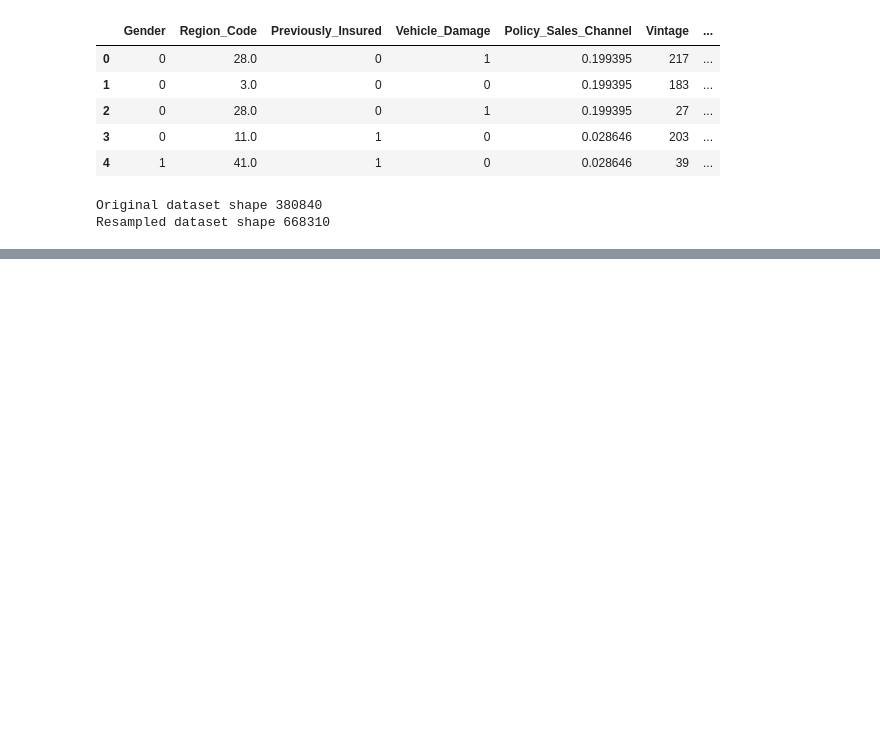
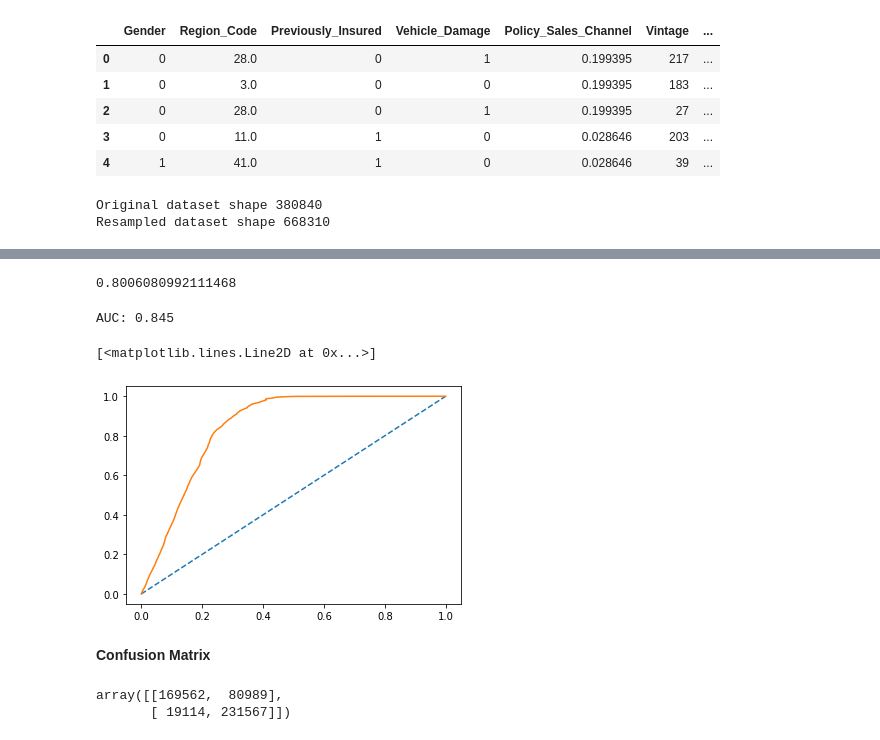
Before and after one commit to agrawalkunal2/insurance-cross_sell, a Jupyter notebook: HEALTH_INSURANCE_CROSS_SELL_PREDICTION.ipynb, the cells around one changed output, grey strips where cells are left out. Saved outputs shown, nothing was run; the diff lists cells and outputs as text; code cells hidden in the pictures; blank space fills up the shorter version.

```diff
--- a/HEALTH_INSURANCE_CROSS_SELL_PREDICTION.ipynb
+++ b/HEALTH_INSURANCE_CROSS_SELL_PREDICTION.ipynb
@@ -848,0 +902,31 @@ Resampled dataset shape 668310
+# %%
+# Now checking accuracy for the test data
+log_model.score(X_test,y_test)
+# %% [output]
+0.8006080992111468
+# %%
+# AUC-ROC for test dataset
+# predicting probablities
+probs = log_model.predict_proba(X_test)
+#keeping probablities for positive outcomes only
+probs = probs[:,1]
+# calc AUC
+auc = roc_auc_score(y_test,probs)
+print("AUC: %.3f" % auc)
+# calculate ROC curve
+test_fpr,test_tpr, test_thresholds = roc_curve(y_test,probs)
+plt.plot([0,1],[0,1], linestyle = '--')
+# plot the roc curve of the model
+plt.plot(test_fpr,test_tpr)
+# %% [output]
+AUC: 0.845
+[<matplotlib.lines.Line2D at 0x...>]
+[figure, added]
+# %% [markdown]
+**Confusion Matrix**
+# %%
+# Confusion Matrix
+confusion_matrix(y_train,log_ytrain_predict)
+# %% [output]
+array([[169562,  80989],
+       [ 19114, 231567]])
```
Also changed, not shown: parts of 65 cells of this notebook.
